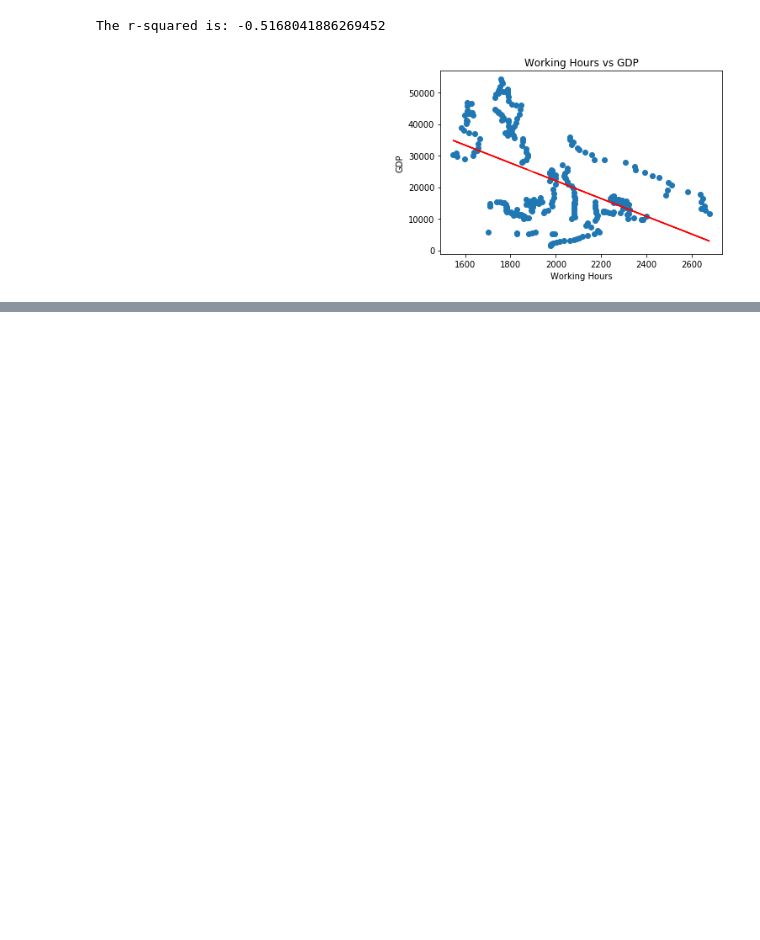
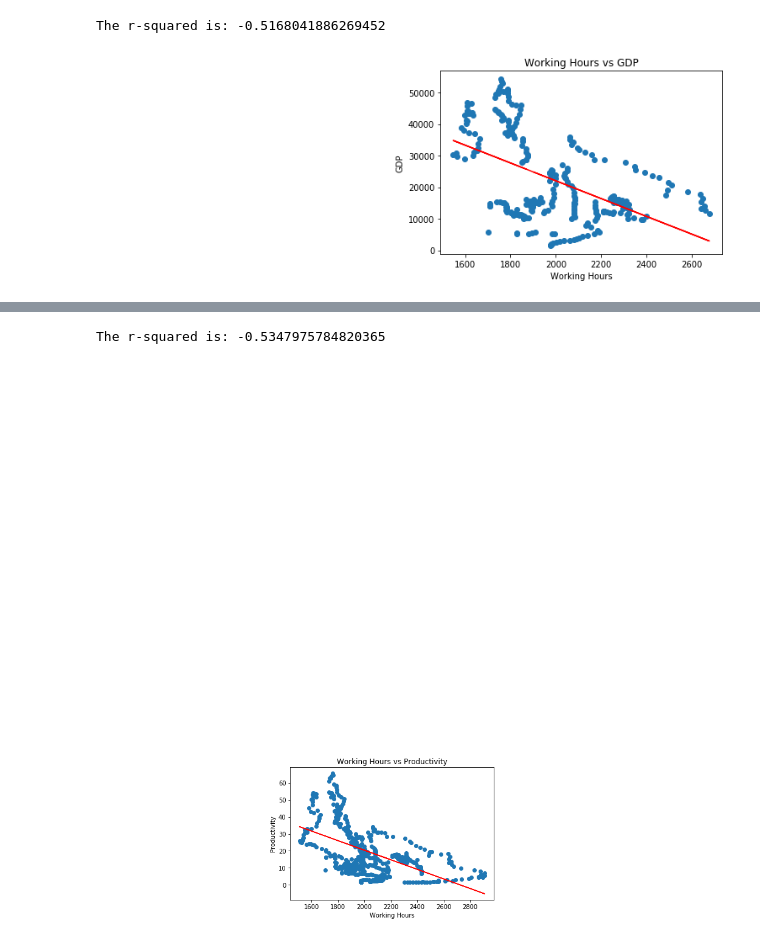
Before and after one commit to JeremyBrent/RUDS_project_1, a Jupyter notebook: economic_analysis.ipynb, the cells around one changed output, grey strips where cells are left out. Drawn from its saved outputs; the diff is of its cells as text; code cells hidden in the pictures; blank space fills up the shorter version.

```diff
--- a/economic_analysis.ipynb
+++ b/economic_analysis.ipynb
@@ -10,7 +12,7 @@ from sklearn import datasets
 annual_hours = pd.read_csv('Data/Working_hours/clean_annual_hours.csv')
 gdp = pd.read_csv('Data/Working_hours/clean_gdp.csv')
 home_hours = pd.read_csv('Data/Working_hours/clean_home_hours.csv')
-producitivty = pd.read_csv('Data/Working_hours/clean_productivity.csv')
+productivity = pd.read_csv('Data/Working_hours/clean_productivity.csv')
 hours_weekly = pd.read_csv('Data/Working_hours/clean_weekly_hours.csv')
 # %%
 # line graph of hours worked per nation over time
@@ -108,0 +97,9 @@ plt.pie()
+# %%
+# some additional data cleaning for the productivity data
+# deletes nonsense columns
+del productivity['Unnamed: 0']
+del productivity['Unnamed: 5']
+# filters only to columns with non zero values
+productivity_df = productivity.loc[productivity['Work hours per persons engaged']!=0.0000,:]
+productivity_df = productivity_df.loc[productivity_df['Productivity']!=0.0000,:]
+productivity_df
@@ -108,0 +120,24 @@ plt.pie()
+# %%
+# scatter and linregression for working hours vs productivity
+# x and y values
+x_values = productivity_df['Work hours per persons engaged']
+y_values = productivity_df['Productivity']
+# linear regression values
+(slope, intercept, rvalue, pvalue, stderr) = linregress(x_values, y_values)
+regress_values = x_values * slope + intercept
+# build linear equation
+line_eq = "y = " + str(round(slope,2)) + "x + " + str(round(intercept,2))
+# build plot
+plt.scatter(x_values,y_values)
+# add linear regression line and annotate equation
+plt.plot(x_values,regress_values,"r-")
+plt.annotate(line_eq,(-0.12,300),fontsize=15,color="red")
+# add titles and labels
+plt.xlabel('Working Hours')
+plt.ylabel('Productivity')
+plt.title('Working Hours vs Productivity')
+print(f"The r-squared is: {rvalue}")
+plt.show()
+# %% [output]
+The r-squared is: -0.5347975784820365
+[figure, added]
```
Also changed, not shown: parts of 11 cells of this notebook.
